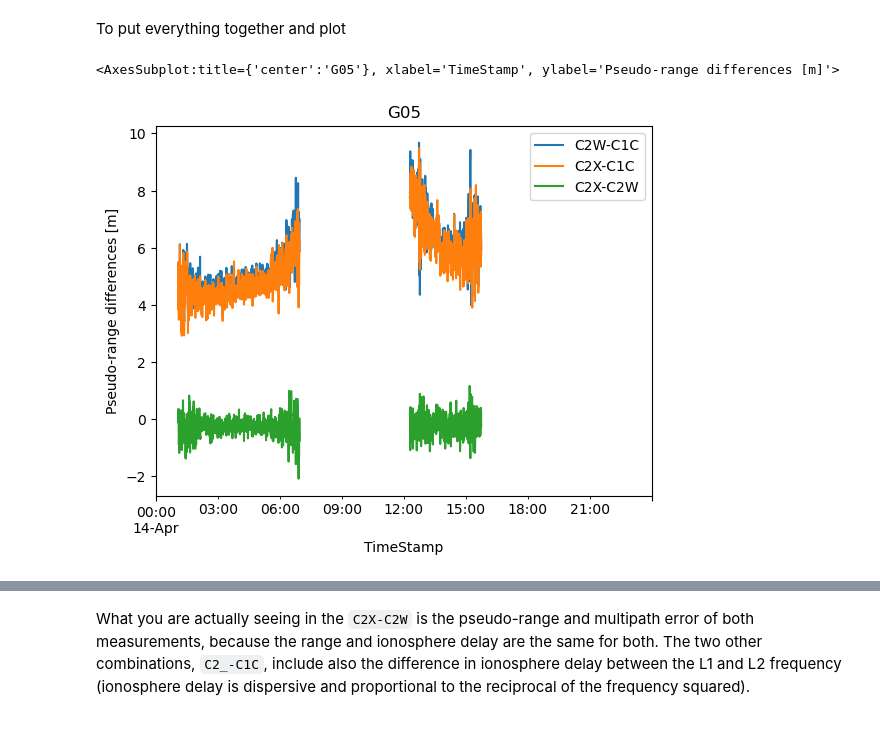
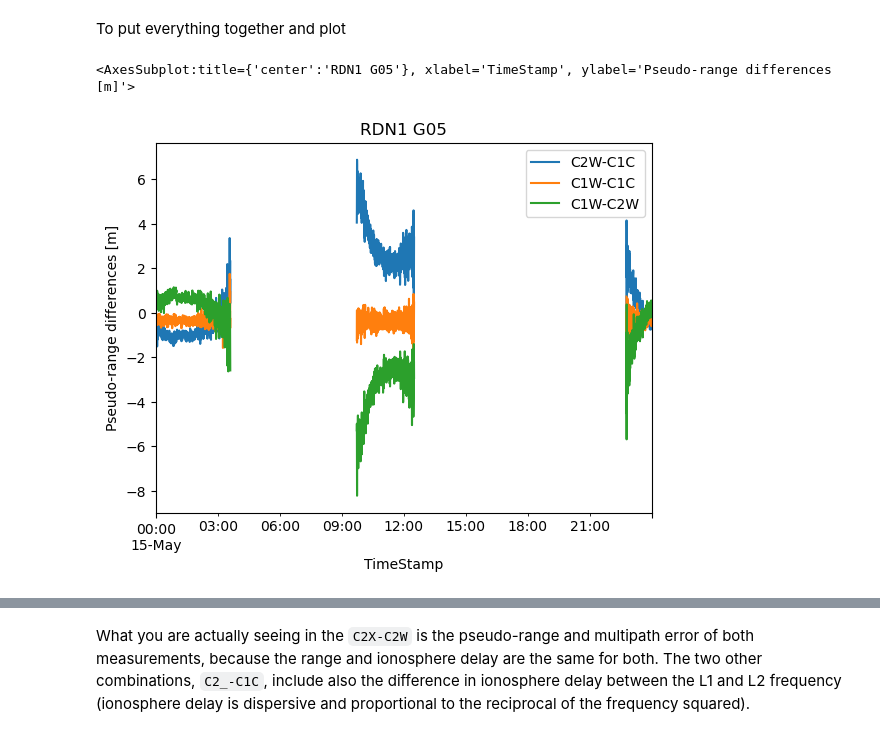
Before and after one commit to ICSlingerland/Groningen-Deformation-lab, a Jupyter notebook: pdRINEX-GettingStarted.ipynb, the cells around one changed output, grey strips where cells are left out. Cells and saved outputs as stored; diff of their text form; code cells hidden in the pictures.

```diff
--- a/pdRINEX-GettingStarted.ipynb
+++ b/pdRINEX-GettingStarted.ipynb
@@ -192,7 +193,13 @@ DLF100NLD_R_20211040000_01D_30S_MO.rnx
+# %%
+rnxFilename_NORG = 'rinex135/NORG00NLD_R_20221350000_01D_15S_MO.rnx'
+rnxFilename_NOR3 = 'rinex135/NOR300NLD_R_20221350000_01D_15S_MO.rnx'
+rnxFilename_RDN1 = 'rinex135/RDN100NLD_R_20221350000_01D_15S_MO.rnx'
 # %% [markdown]
 ## Read RINEX data
 
 The RINEX data is read using the `rnxReadObs` into a pandas **DataFrame**.
 # %%
-rnxDf = rnxReadObs(rnxFilename, verbose=1)
+rnxDf_RDN1 = rnxReadObs(rnxFilename_RDN1, verbose=1)
+rnxDf_NOR3 = rnxReadObs(rnxFilename_NOR3, verbose=1)
+rnxDf_NORG = rnxReadObs(rnxFilename_NORG, verbose=1)
 # %% [output]
@@ -331,4 +422,4 @@ To facilitate plotting it is wise to unstack the data, this can be done in `rnxS
 # %%
-gpsDf = rnxSelSys(rnxDf, 'G', unstack=True)
-gpsDf
+gpsDf_RDN1 = rnxSelSys(rnxDf_RDN1, 'G', unstack=True)
+gpsDf_RDN1
 # %% [output]
@@ -565,7 +770,7 @@ TimeStamp
 The second example requires some further work to get the legend correct. This is not a concern, because there is a third - more elegant - method. Instead of multiplying with a `numpy` matrix, we multiply with another pandas DataFrame, with all the labels correct.
 # %%
 LCmat = pd.DataFrame( [ [ -1, 1, 0 ], [ -1, 0, 1], [ 0, -1, 1] ],
-            columns=['C1C', 'C2W', 'C2X'],
-            index=['C2W-C1C', 'C2X-C1C', 'C2X-C2W'])
+            columns=['C1C', 'C2W', 'C1W'],
+            index=['C2W-C1C', 'C1W-C1C', 'C1W-C2W'])
 LCmat
 # %% [output]
@@ -578,8 +783,8 @@ The result of the multiplication is now a DataFrame with correct column names.
 # %% [markdown]
 To put everything together and plot
 # %%
-lc = gpsDf['G05'][['C1C', 'C2W', 'C2X']] @ LCmat.T
-lc.plot(title='G05', ylabel='Pseudo-range differences [m]')
+lc = gpsDf_RDN1['G05'][['C1C', 'C2W', 'C1W']] @ LCmat.T
+lc.plot(title='RDN1 G05', ylabel='Pseudo-range differences [m]')
 # %% [output]
-<AxesSubplot:title={'center':'G05'}, xlabel='TimeStamp', ylabel='Pseudo-range differences [m]'>
+<AxesSubplot:title={'center':'RDN1 G05'}, xlabel='TimeStamp', ylabel='Pseudo-range differences [m]'>
-[figure, old version]
+[figure, new version]
```
Also changed, not shown: parts of 70 cells of this notebook, 1 other file.
